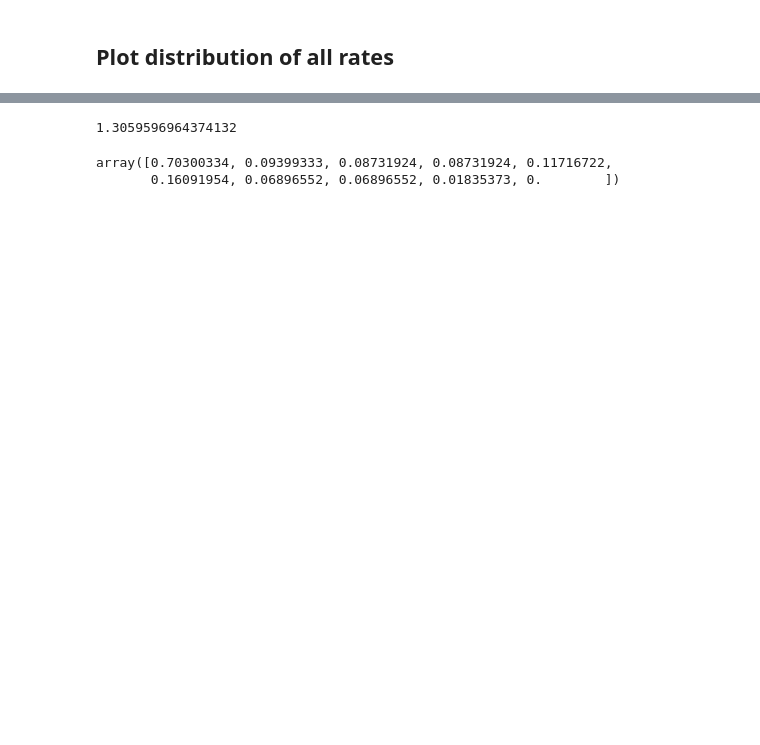
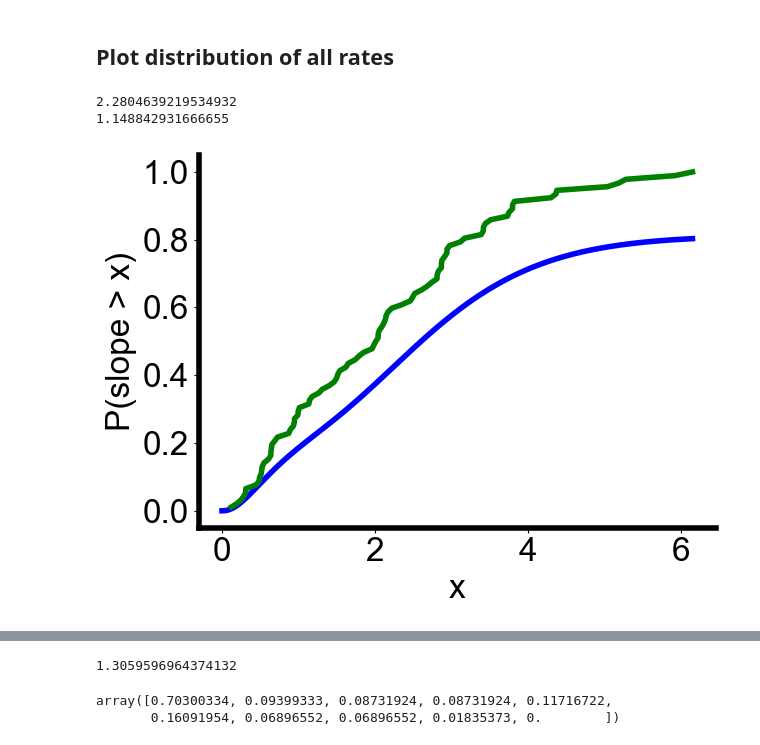
Before and after one commit to bschloma/diptericin-paper, a Jupyter notebook: Fig2-SingleCellDynamics.ipynb, the cells around one changed output, grey strips where cells are left out. Cells and saved outputs as stored; diff of their text form; code cells hidden in the pictures; blank space fills up the shorter version.

```diff
--- a/Fig2-SingleCellDynamics.ipynb
+++ b/Fig2-SingleCellDynamics.ipynb
@@ -318,0 +369,51 @@ def negative_bgamma_llikelihood(p, x):
+# %%
+print(a)
+print(b)
+# %% [output]
+2.2804639219534932
+1.148842931666655
+# %%
+"""fit exp 1 to bimodal gamma"""
+all_slopes = np.array(slope_list_anterior + slope_list_posterior)# + slope_list_exp2_anterior + slope_list_exp2_posterior)
+n_bins = 12
+bins = np.linspace(np.min(all_slopes), np.max(all_slopes), n_bins)
+counts, _ = np.histogram(all_slopes, bins)
+prob_dens = counts / np.sum(counts) / np.diff(bins)
+mean_slope_1 = np.mean(all_slopes)
+plot_bins = np.linspace(0, 5, 1000)
+exp_dist = mean_slope_1 * np.exp(-plot_bins / mean_slope_1)
+
+p0 = (1.25, 0.5, 0.5)
+
+res = minimize(negative_bgamma_llikelihood, p0, args=all_slopes, bounds=((0, np.inf), (0, np.inf), (0, np.inf)))
+alpha, beta, delta = res.x
+
+
+bins = bins[:-1]
+
+plt.figure()
+plt.plot(bins, prob_dens, 'ko', markerfacecolor=colors['e.coli'],  markersize=markersize, markeredgewidth=markeredgewidth, markeredgecolor='k')
+#plt.plot(plot_bins, exp_dist, 'k-')
+plt.plot(plot_bins, bgamma(plot_bins, alpha, beta, delta), 'b-', linewidth=4)
+
+plt.xlabel('initial activation slope (a.u./min)', fontsize=fontsize)
+plt.ylabel('probability density (min/a.u.)', fontsize=fontsize)
+ax = style_axes(plt.gca())
+# %%
+"""cumulative distribution of bimodal gamma fit"""
+sorted_slopes = np.array(sorted(all_slopes[all_slopes >= 0]))
+cum_dist = np.zeros_like(sorted_slopes)
+for i in range(len(cum_dist)):
+    cum_dist[i] = np.sum(sorted_slopes <= sorted_slopes[i]) / len(sorted_slopes)
+
+plot_slopes = np.linspace(0, np.max(sorted_slopes), 1000)
+bgamma_cum_dist = bgamma_cumulative(plot_slopes, alpha, beta, delta)
+
+plt.figure()
+plt.plot(plot_slopes, bgamma_cum_dist, 'b-', linewidth=4)
+plt.plot(sorted_slopes, cum_dist, 'g-', linewidth=4)
+plt.xlabel('x', fontsize=fontsize)
+plt.ylabel('P(slope > x)', fontsize=fontsize)
+ax = style_axes(plt.gca())
+# %% [output]
+[figure, added]
```
Also changed, not shown: parts of 57 cells of this notebook, 7 other files.
